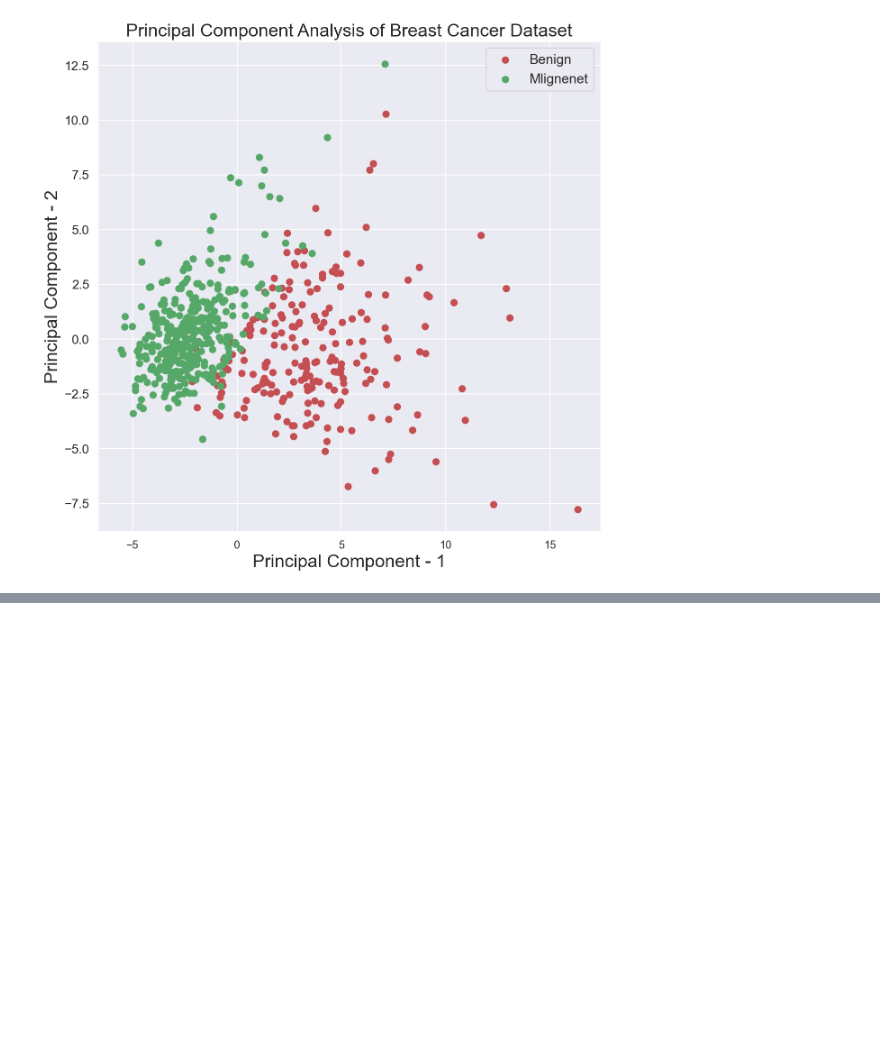
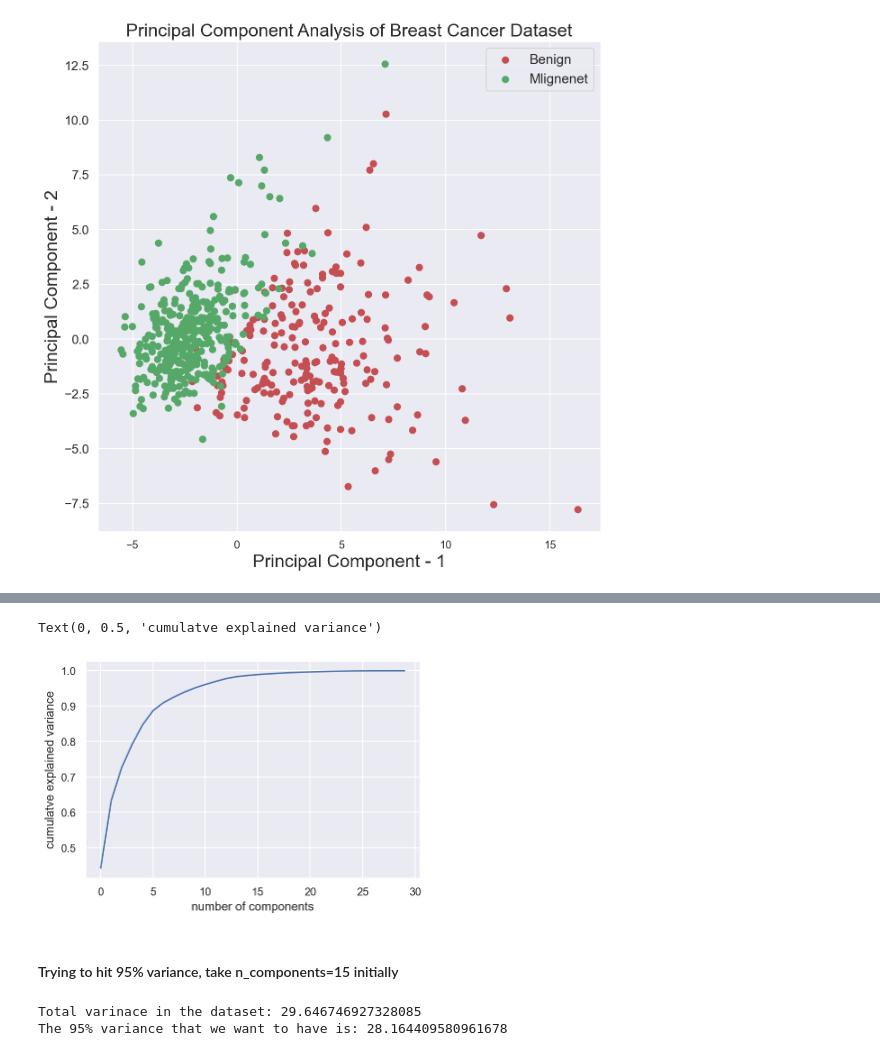
Before and after one commit to saurabhsatasia/GitHub_Strive, a Jupyter notebook: Week 7/d3_pca/03_Breast_Cancer_PCA.ipynb, the cells around one changed output, grey strips where cells are left out. Saved outputs shown, nothing was run; the diff lists cells and outputs as text; code cells hidden in the pictures; blank space fills up the shorter version.

```diff
--- a/Week 7/d3_pca/03_Breast_Cancer_PCA.ipynb
+++ b/Week 7/d3_pca/03_Breast_Cancer_PCA.ipynb
@@ -205,0 +301,15 @@ plt.legend(['Benign', "Mlignenet"],prop={'size': 15})
+# %%
+X = df.drop(['target', 'class'], axis=1)
+y= df.target
+
+from sklearn.preprocessing import StandardScaler
+scalar = StandardScaler()
+X_scaled = scalar.fit_transform(X)
+print(X_scaled)
+print(type(X_scaled))
+
+from sklearn.decomposition import PCA
+from sklearn.discriminant_analysis import LinearDiscriminantAnalysis
+
+pca = PCA(n_components=2, random_state=42)
+X_pca = pca.fit_transform(X_scaled)
@@ -205,0 +331,24 @@ plt.legend(['Benign', "Mlignenet"],prop={'size': 15})
+# %%
+pca = PCA().fit(X_scaled)
+plt.plot(np.cumsum(pca.explained_variance_ratio_))
+plt.xlabel('number of components')
+plt.ylabel('cumulatve explained variance')
+# %% [output]
+Text(0, 0.5, 'cumulatve explained variance')
+[figure, added]
+# %% [markdown]
+#### Trying to hit 95% variance, take n_components=15 initially
+# %%
+n_components=15
+pca = PCA(n_components=n_components, random_state=42)
+X_pca = pca.fit_transform(X_scaled)
+
+# Calculating 95% Variance
+total_variance = sum(pca.explained_variance_)
+print(f"Total varinace in the dataset: {total_variance}")
+var_95 = total_variance * 0.95
+print(f"The 95% variance that we want to have is: {var_95}")
+print("")
+# %% [output]
+Total varinace in the dataset: 29.646746927328085
+The 95% variance that we want to have is: 28.164409580961678
```
Also changed, not shown: parts of 18 cells of this notebook.
